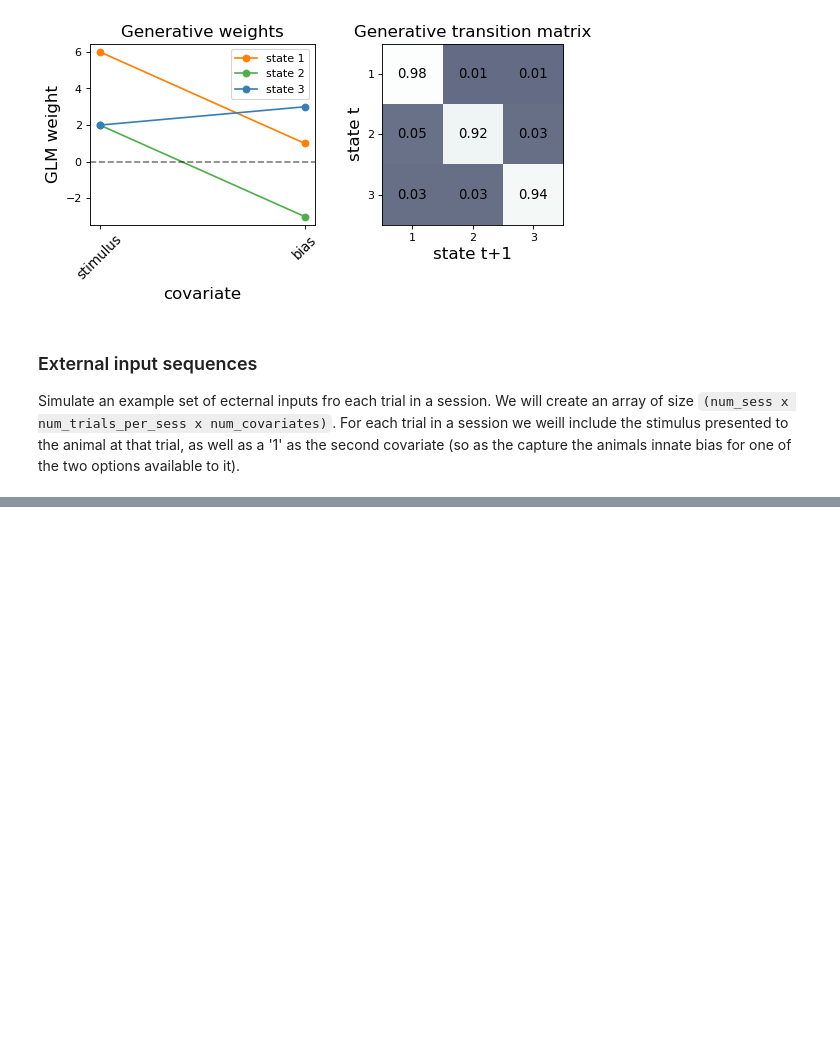
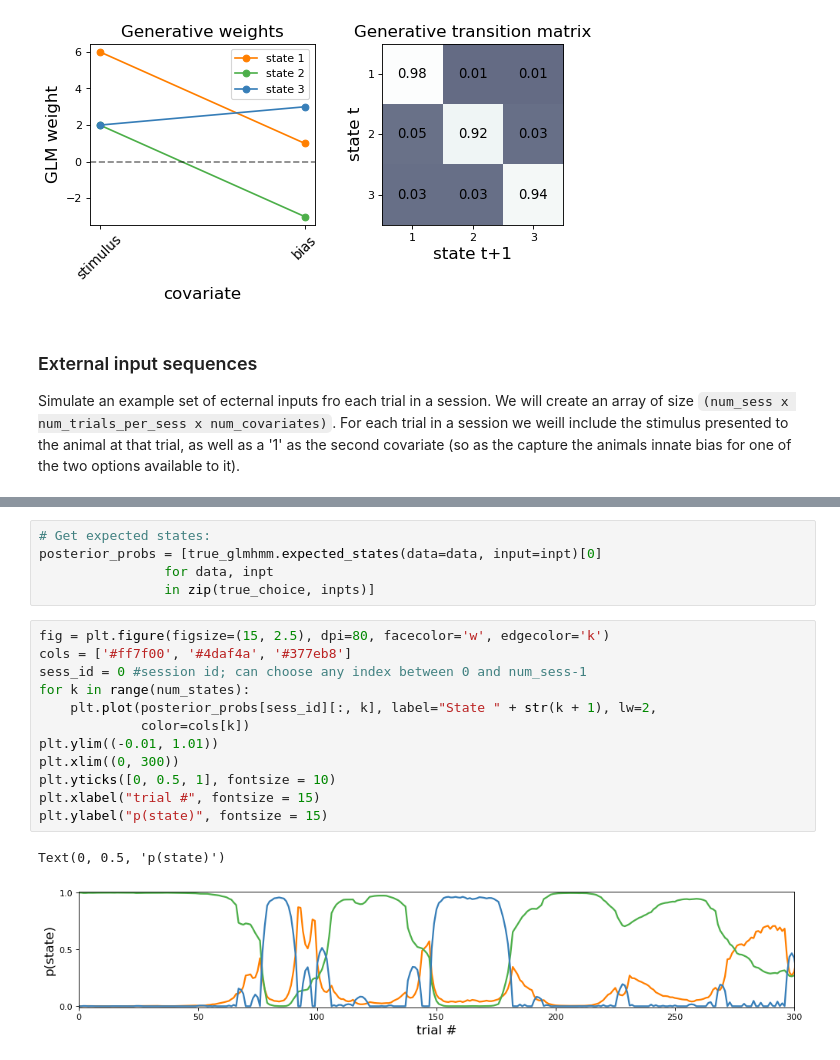
Before and after one commit to psalvino/DRL_Final_Project, a Jupyter notebook: Final_Project.ipynb, the cells around one changed output, grey strips where cells are left out. Cells and saved outputs as stored; diff of their text form; blank space fills up the shorter version.

```diff
--- a/Final_Project.ipynb
+++ b/Final_Project.ipynb
@@ -253,0 +301,20 @@ ValueError: all the input arrays must have same number of dimensions, but the ar
+# %%
+# Get expected states:
+posterior_probs = [true_glmhmm.expected_states(data=data, input=inpt)[0]
+                for data, inpt
+                in zip(true_choice, inpts)]
+# %%
+fig = plt.figure(figsize=(15, 2.5), dpi=80, facecolor='w', edgecolor='k')
+cols = ['#ff7f00', '#4daf4a', '#377eb8']
+sess_id = 0 #session id; can choose any index between 0 and num_sess-1
+for k in range(num_states):
+    plt.plot(posterior_probs[sess_id][:, k], label="State " + str(k + 1), lw=2,
+             color=cols[k])
+plt.ylim((-0.01, 1.01))
+plt.xlim((0, 300))
+plt.yticks([0, 0.5, 1], fontsize = 10)
+plt.xlabel("trial #", fontsize = 15)
+plt.ylabel("p(state)", fontsize = 15)
+# %% [output]
+Text(0, 0.5, 'p(state)')
+[figure, added]
```
Also changed, not shown: parts of 8 cells of this notebook.
